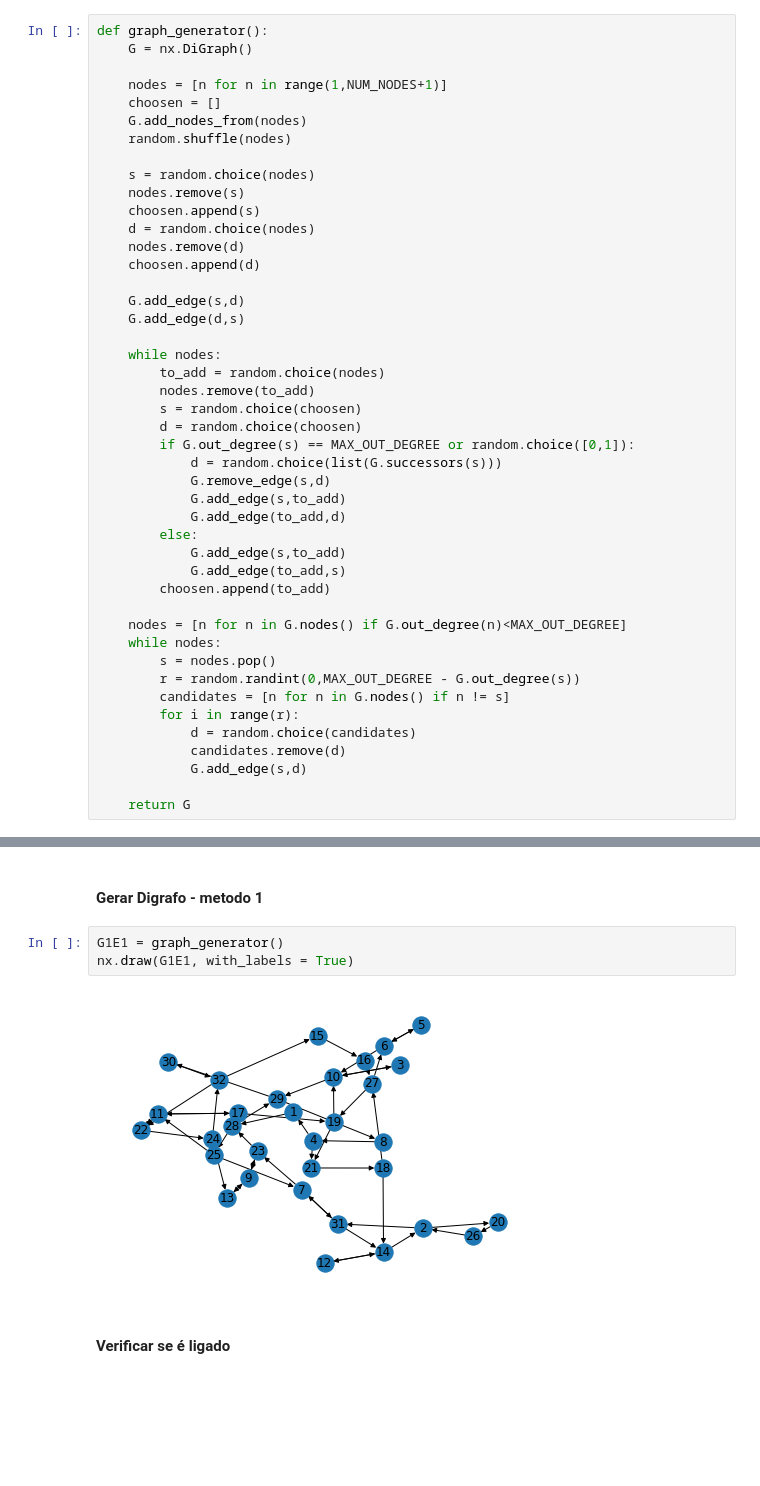
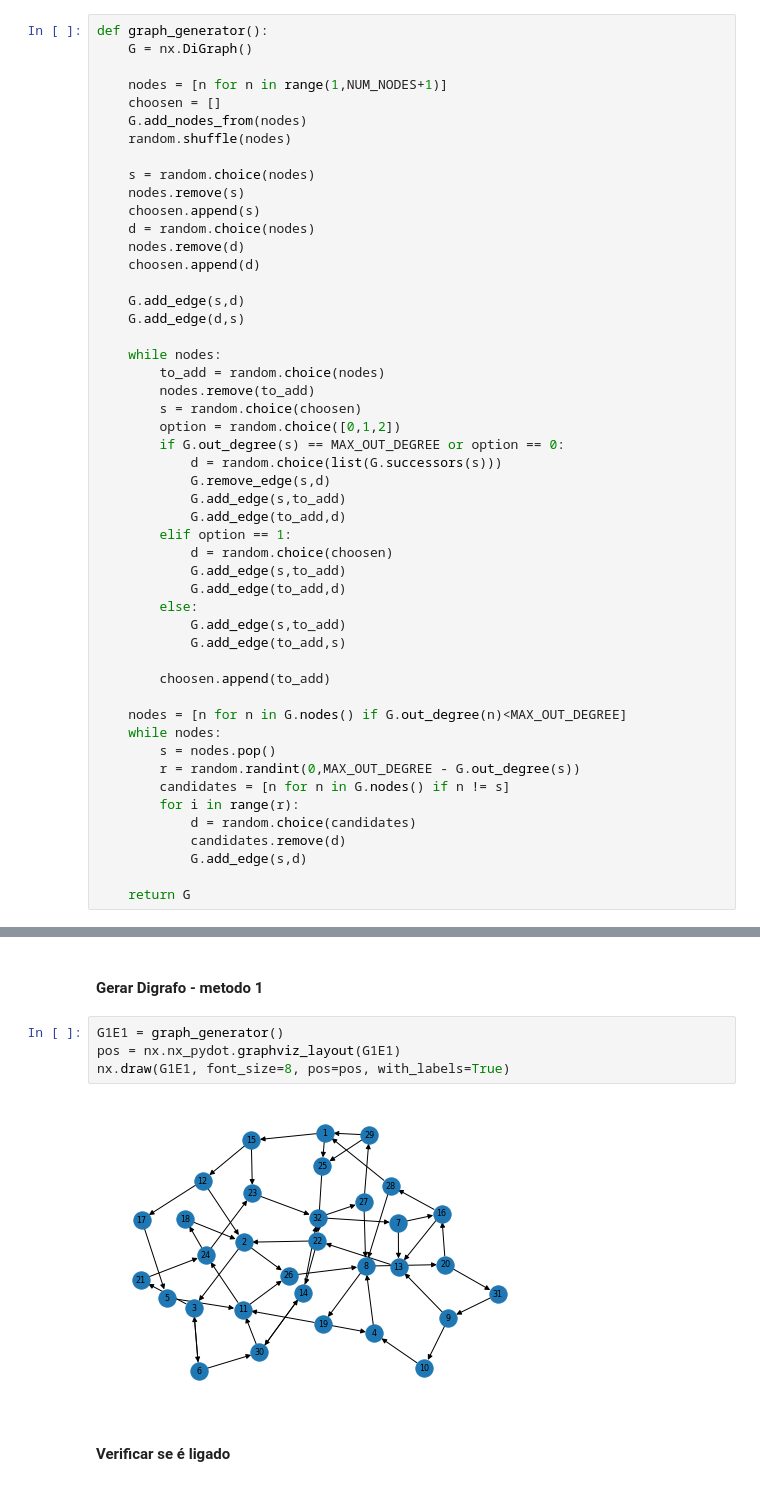
Before and after one commit to zoisper/LC-Projeto, a Jupyter notebook: 2/Trafego.ipynb, the cells around one changed output, grey strips where cells are left out. Drawn from its saved outputs; the diff is of its cells as text; blank space fills up the shorter version.

```diff
--- a/2/Trafego.ipynb
+++ b/2/Trafego.ipynb
@@ -54,15 +62,20 @@ def graph_generator():
         to_add = random.choice(nodes)
         nodes.remove(to_add)
         s = random.choice(choosen)
-        d = random.choice(choosen)
-        if G.out_degree(s) == MAX_OUT_DEGREE or random.choice([0,1]):
+        option = random.choice([0,1,2])
+        if G.out_degree(s) == MAX_OUT_DEGREE or option == 0:
             d = random.choice(list(G.successors(s)))
             G.remove_edge(s,d)
+            G.add_edge(s,to_add)
+            G.add_edge(to_add,d)
+        elif option == 1:
+            d = random.choice(choosen)
             G.add_edge(s,to_add)
             G.add_edge(to_add,d)
         else:
             G.add_edge(s,to_add)
             G.add_edge(to_add,s)
+
         choosen.append(to_add)
 
     nodes = [n for n in G.nodes() if G.out_degree(n)<MAX_OUT_DEGREE]
@@ -178,9 +222,10 @@ MAX_OUT_DEGREE = 2
 #### Gerar Digrafo - metodo 1
 # %%
 G1E1 = graph_generator()
-nx.draw(G1E1, with_labels = True)
+pos = nx.nx_pydot.graphviz_layout(G1E1)
+nx.draw(G1E1, font_size=8, pos=pos, with_labels=True)
 # %% [output]
-[figure, old version]
+[figure, new version]
 # %% [markdown]
 #### Verificar se é ligado
 # %%
```
Also changed, not shown: parts of 34 cells of this notebook, 1 other file.
